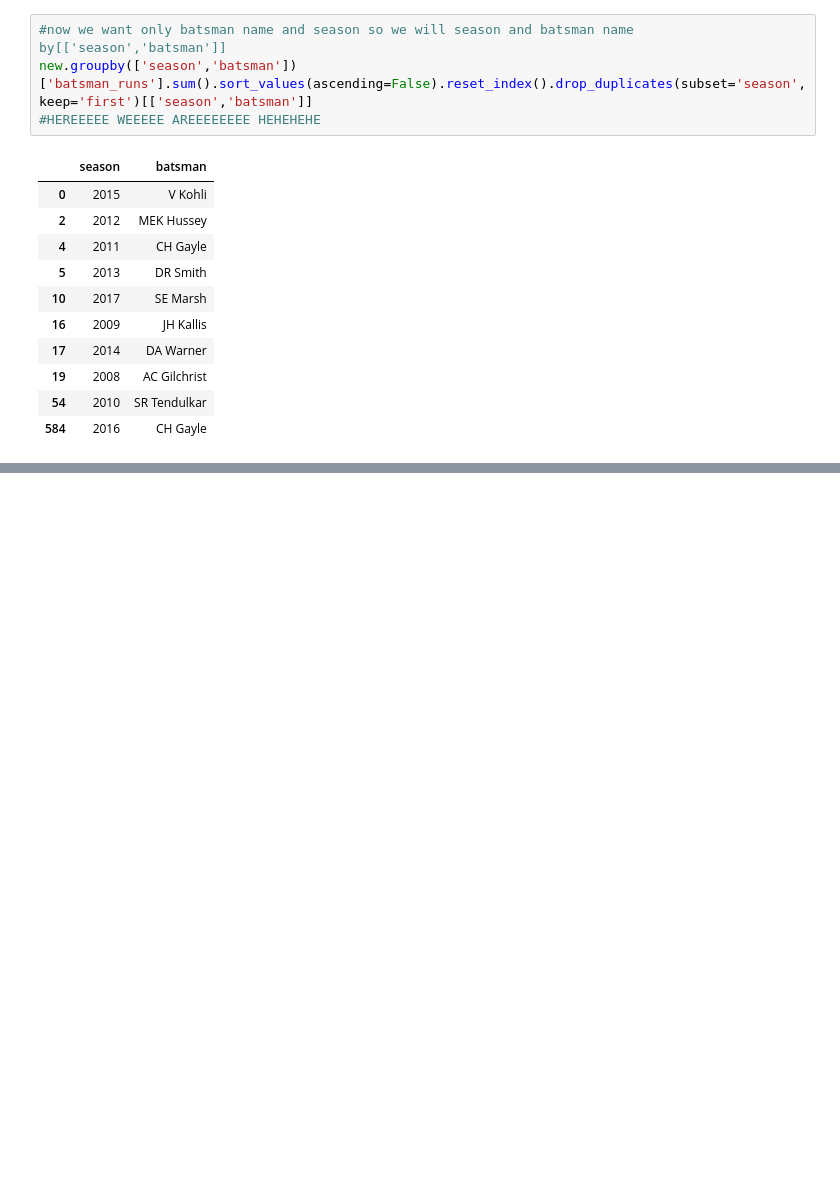
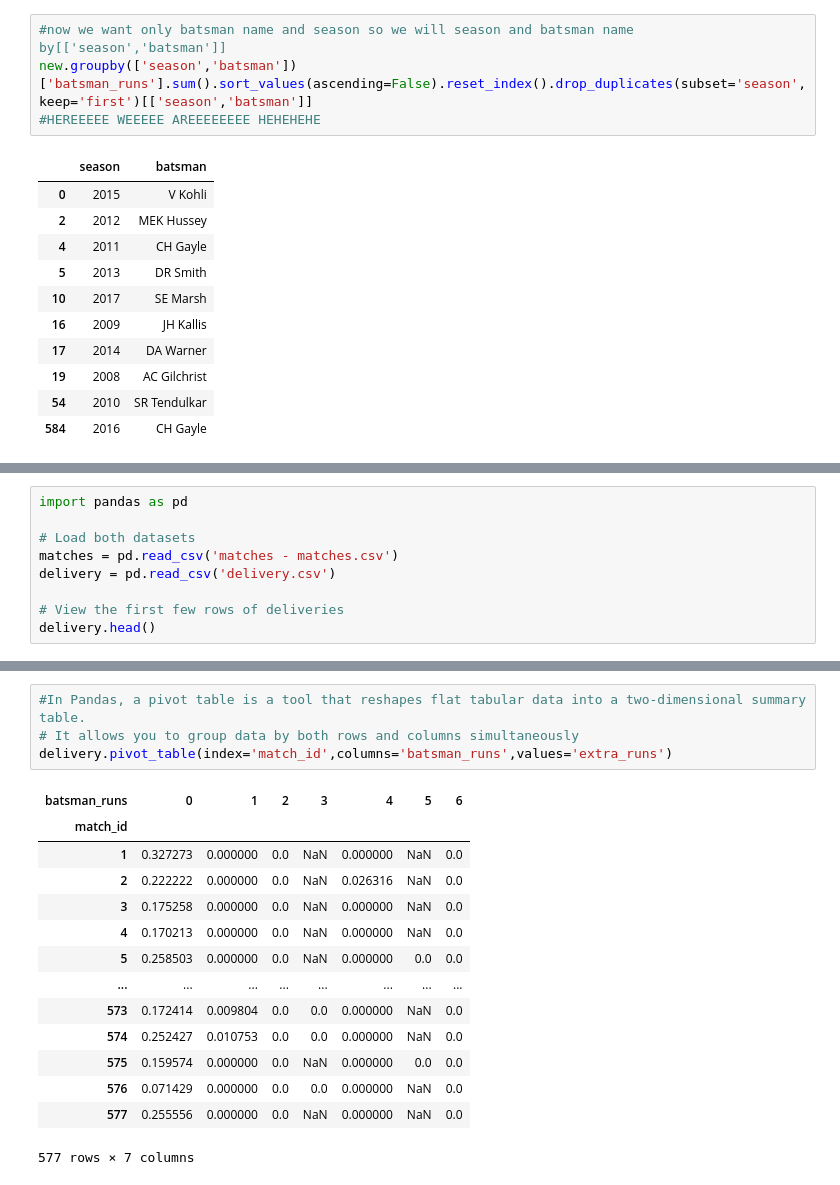
Before and after one commit to MahamFatima01713/Pandas-Mastery, a Jupyter notebook: Pandas_Practice.ipynb, the cells around one changed output, grey strips where cells are left out. Drawn from its saved outputs; the diff is of its cells as text; blank space fills up the shorter version.

Commit message:
Update notebook with new Pandas practice code

```diff
--- a/Pandas_Practice.ipynb
+++ b/Pandas_Practice.ipynb
@@ -1134,0 +1142,9 @@ new.groupby(['season','batsman'])['batsman_runs'].sum().sort_values(ascending=Fa
+# %%
+import pandas as pd
+
+# Load both datasets
+matches = pd.read_csv('matches - matches.csv')
+delivery = pd.read_csv('delivery.csv')
+
+# View the first few rows of deliveries
+delivery.head()
@@ -1134,0 +1159,19 @@ new.groupby(['season','batsman'])['batsman_runs'].sum().sort_values(ascending=Fa
+# %%
+#In Pandas, a pivot table is a tool that reshapes flat tabular data into a two-dimensional summary table.
+# It allows you to group data by both rows and columns simultaneously
+delivery.pivot_table(index='match_id',columns='batsman_runs',values='extra_runs')
+# %% [output]
+| batsman_runs | 0 | 1 | 2 | 3 | 4 | 5 | 6 |
+| match_id |  |  |  |  |  |  |  |
+| 1 | 0.327273 | 0.000000 | 0.0 | NaN | 0.000000 | NaN | 0.0 |
+| 2 | 0.222222 | 0.000000 | 0.0 | NaN | 0.026316 | NaN | 0.0 |
+| 3 | 0.175258 | 0.000000 | 0.0 | NaN | 0.000000 | NaN | 0.0 |
+| 4 | 0.170213 | 0.000000 | 0.0 | NaN | 0.000000 | NaN | 0.0 |
+| 5 | 0.258503 | 0.000000 | 0.0 | NaN | 0.000000 | 0.0 | 0.0 |
+| ... | ... | ... | ... | ... | ... | ... | ... |
+| 573 | 0.172414 | 0.009804 | 0.0 | 0.0 | 0.000000 | NaN | 0.0 |
+| 574 | 0.252427 | 0.010753 | 0.0 | 0.0 | 0.000000 | NaN | 0.0 |
+| 575 | 0.159574 | 0.000000 | 0.0 | NaN | 0.000000 | 0.0 | 0.0 |
+| 576 | 0.071429 | 0.000000 | 0.0 | 0.0 | 0.000000 | NaN | 0.0 |
+| 577 | 0.255556 | 0.000000 | 0.0 | NaN | 0.000000 | NaN | 0.0 |
+577 rows × 7 columns
```
Also changed, not shown: parts of 2 cells of this notebook.
